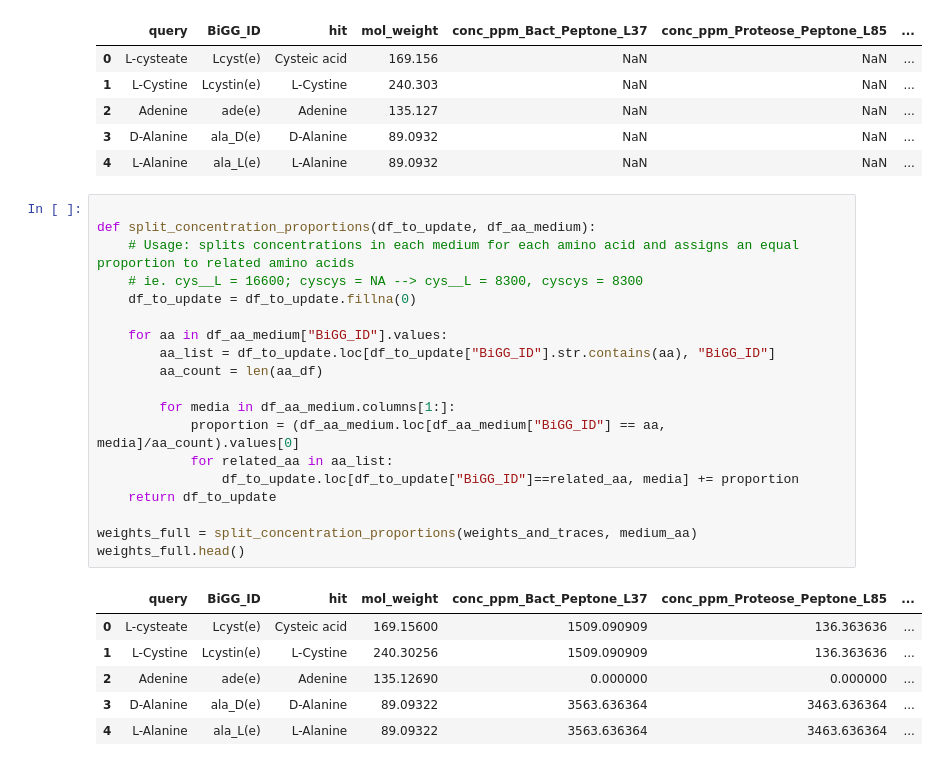
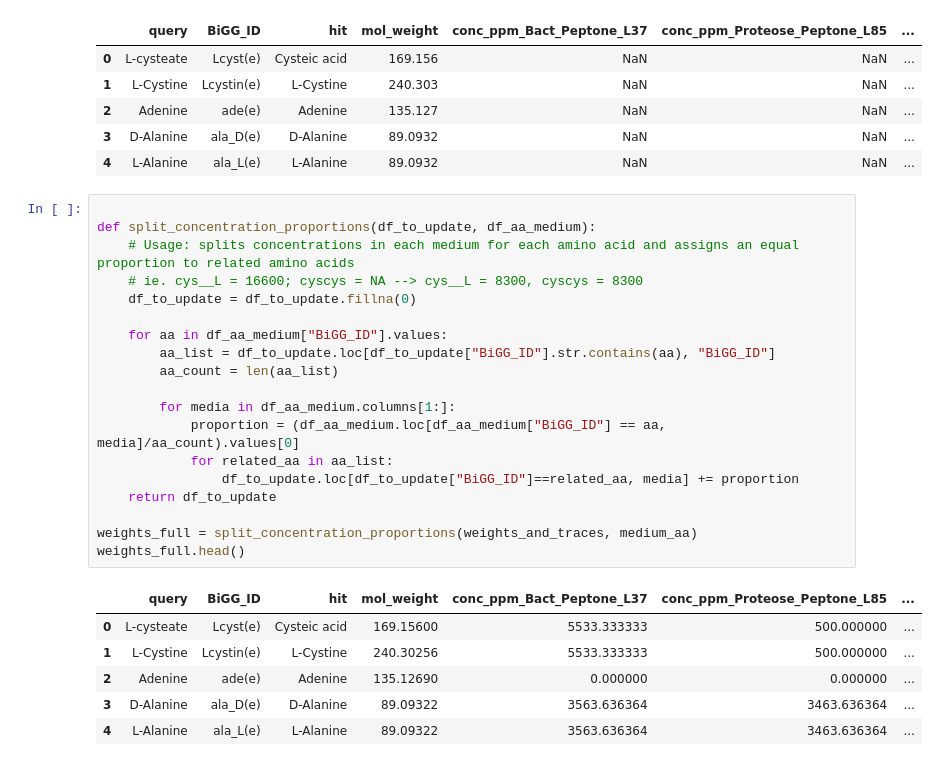
Before and after one commit to PrabJ/Flux_Balance_F_Prausnitzii, a Jupyter notebook: Metabolic_flux_mmcb.ipynb, the cells around one changed output. Cells and saved outputs as stored; diff of their text form.

```diff
--- a/Metabolic_flux_mmcb.ipynb
+++ b/Metabolic_flux_mmcb.ipynb
@@ -390,26 +400,26 @@ weights_and_traces.head()
 # %%
 
 def split_concentration_proportions(df_to_update, df_aa_medium):
     # Usage: splits concentrations in each medium for each amino acid and assigns an equal proportion to related amino acids
     # ie. cys__L = 16600; cyscys = NA --> cys__L = 8300, cyscys = 8300
     df_to_update = df_to_update.fillna(0)
 
     for aa in df_aa_medium["BiGG_ID"].values:
         aa_list = df_to_update.loc[df_to_update["BiGG_ID"].str.contains(aa), "BiGG_ID"]
-        aa_count = len(aa_df)
+        aa_count = len(aa_list)
 
         for media in df_aa_medium.columns[1:]:
             proportion = (df_aa_medium.loc[df_aa_medium["BiGG_ID"] == aa, media]/aa_count).values[0]
             for related_aa in aa_list:
                 df_to_update.loc[df_to_update["BiGG_ID"]==related_aa, media] += proportion
     return df_to_update
 
 weights_full = split_concentration_proportions(weights_and_traces, medium_aa)
 weights_full.head()
 # %% [output]
 |  | query | BiGG_ID | hit | mol_weight | conc_ppm_Bact_Peptone_L37 | conc_ppm_Proteose_Peptone_L85 | ... |
-| 0 | L-cysteate | Lcyst(e) | Cysteic acid | 169.15600 | 1509.090909 | 136.363636 | ... |
-| 1 | L-Cystine | Lcystin(e) | L-Cystine | 240.30256 | 1509.090909 | 136.363636 | ... |
+| 0 | L-cysteate | Lcyst(e) | Cysteic acid | 169.15600 | 5533.333333 | 500.000000 | ... |
+| 1 | L-Cystine | Lcystin(e) | L-Cystine | 240.30256 | 5533.333333 | 500.000000 | ... |
 | 2 | Adenine | ade(e) | Adenine | 135.12690 | 0.000000 | 0.000000 | ... |
 | 3 | D-Alanine | ala_D(e) | D-Alanine | 89.09322 | 3563.636364 | 3463.636364 | ... |
 | 4 | L-Alanine | ala_L(e) | L-Alanine | 89.09322 | 3563.636364 | 3463.636364 | ... |
```
Also changed, not shown: parts of 7 cells of this notebook.
